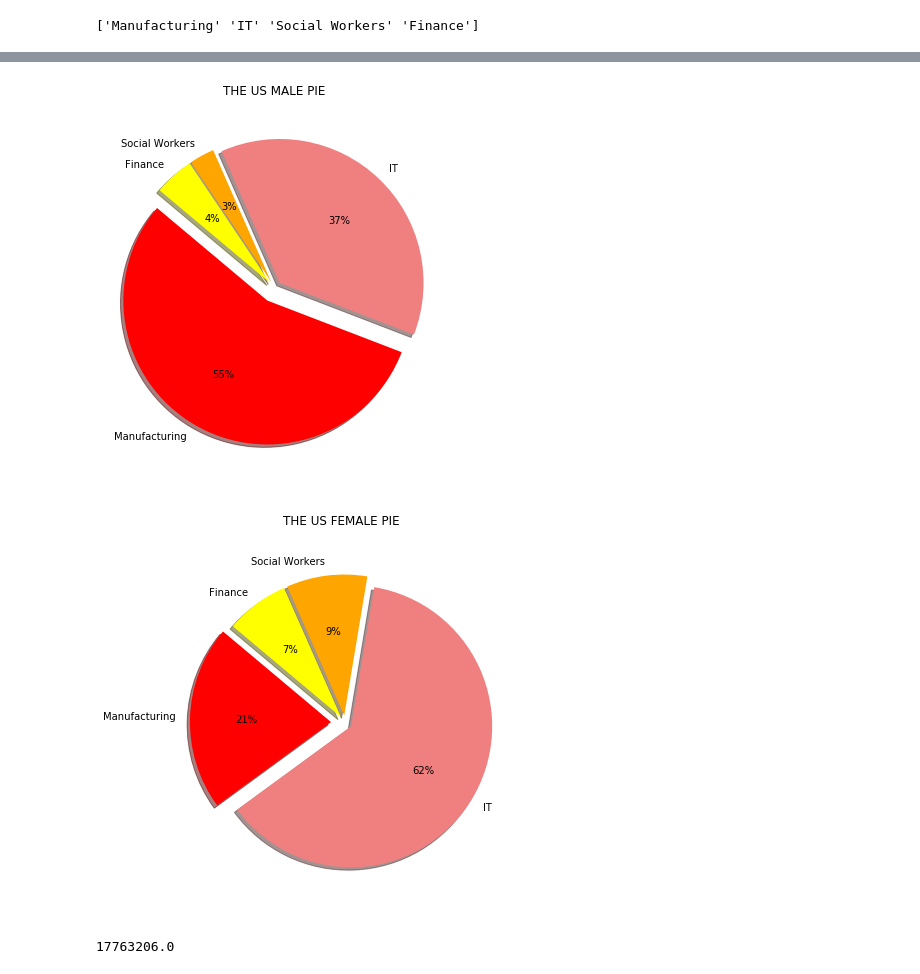
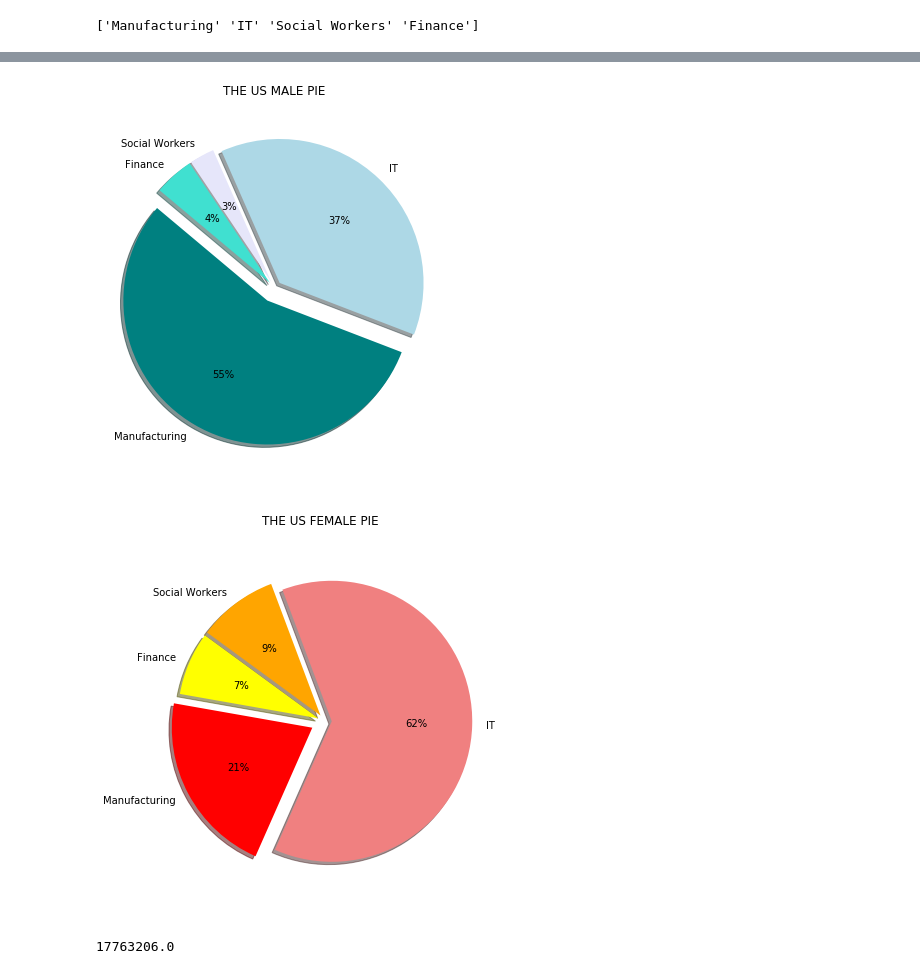
Before and after one commit to scooops94/Project_CSS, a Jupyter notebook: chart/Chart_job_census_data.ipynb, the cells around one changed output, grey strips where cells are left out. Cells and saved outputs as stored; diff of their text form; code cells hidden in the pictures.

Commit message:
update chart color

```diff
--- a/chart/Chart_job_census_data.ipynb
+++ b/chart/Chart_job_census_data.ipynb
@@ -64,7 +64,7 @@ plt.show()
 fig, ax = plt.subplots(figsize=(6, 7), subplot_kw=dict(aspect="equal"))
 pie_labels = ['Manufacturing','IT' ,'Social Workers', 'Finance']
 pie_size = [total_manufacturing_male, total_it_male, total_social_male, total_finance_male]
-pie_colors = ["red", "lightcoral", "orange", "yellow"]
+pie_colors = ["teal", "lightblue", "lavender", "turquoise"]
 pie_explode = (0.1, 0.05, 0.05, 0.05)
 plt.pie(pie_size, explode=pie_explode, labels=pie_labels, colors=pie_colors,
         autopct="%1.0f%%", shadow=True, startangle=140)
@@ -73,22 +73,22 @@ ax.set_title("THE US MALE PIE")
 fig.savefig('THE US MALE PIE')
 plt.show()
 # %% [output]
-[figure, old version]
+[figure, new version]
 # %%
 # female pie chart job nation wide
 fig, ax = plt.subplots(figsize=(6, 7), subplot_kw=dict(aspect="equal"))
 pie_labels = ['Manufacturing','IT' ,'Social Workers', 'Finance']
 pie_size = [total_manufacturing_female, total_it_female, total_social_female, total_finance_female]
 pie_colors = ["red", "lightcoral", "orange", "yellow"]
 pie_explode = (0.1, 0.05, 0.05, 0.05)
 plt.pie(pie_size, explode=pie_explode, labels=pie_labels, colors=pie_colors,
-        autopct="%1.0f%%", shadow=True, startangle=140)
+        autopct="%1.0f%%", shadow=True, startangle=170)
 plt.axis("equal")
 ax.set_title("THE US FEMALE PIE")
 fig.savefig('THE US FEMALE PIE')
 plt.show()
 # %% [output]
-[figure, old version]
+[figure, new version]
 # %%
 # male vs female bar chart
 total_male = df_chart["Male"].sum()
```
Also changed, not shown: parts of 1 cell of this notebook, 3 other files.
